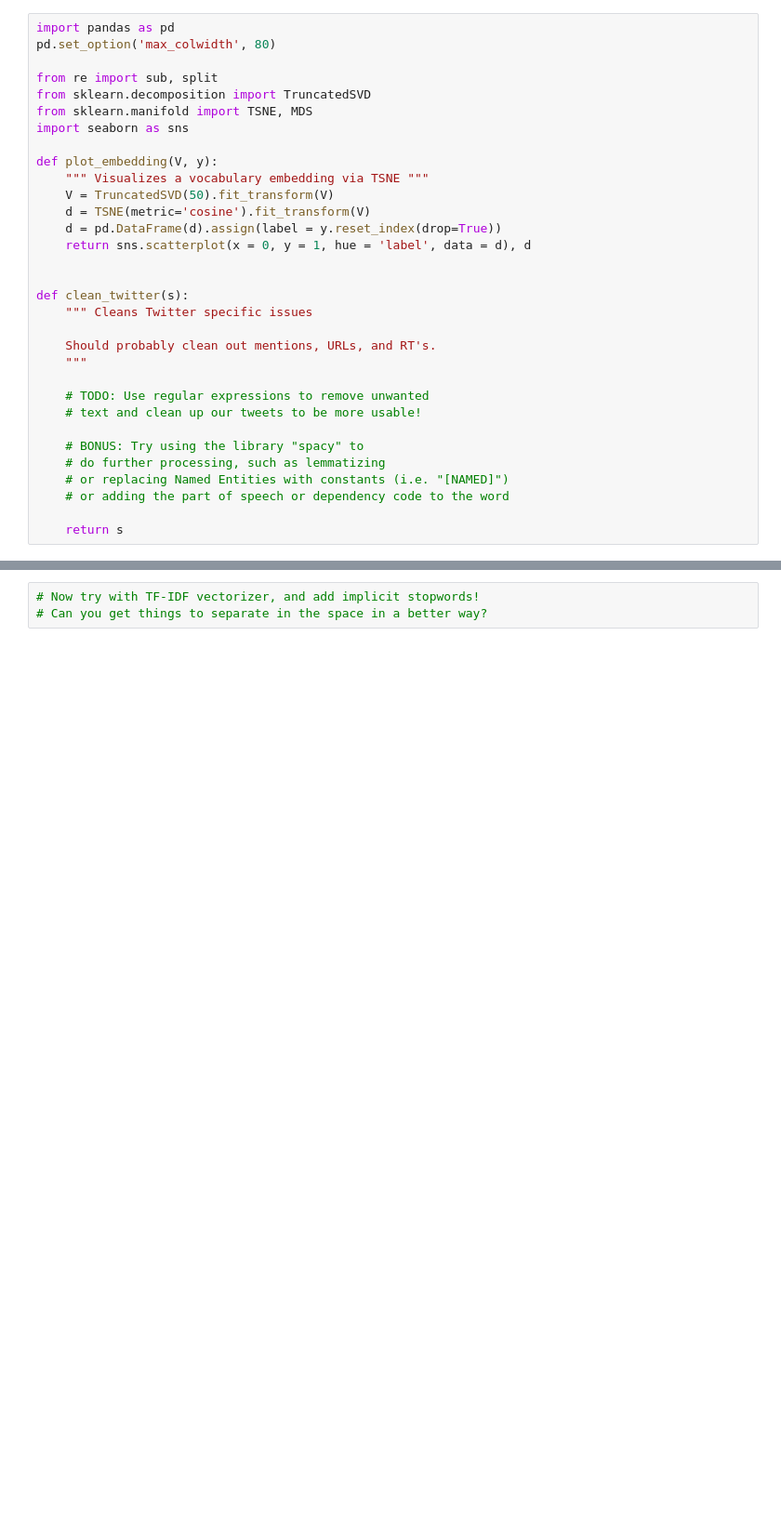
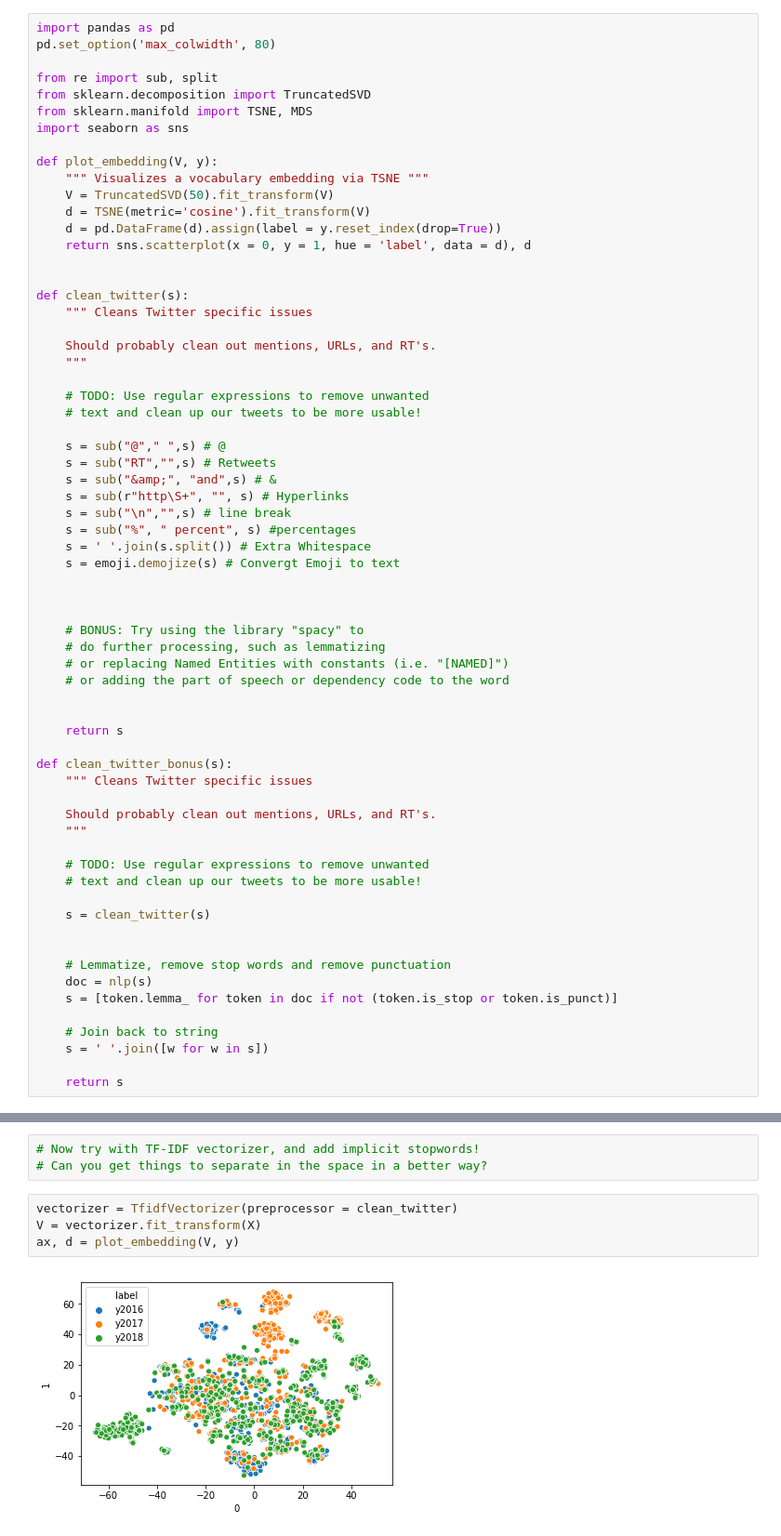
Before and after one commit to nandanrao/text-mining, a Jupyter notebook: exercise-1.ipynb, the cells around one changed output, grey strips where cells are left out. Shown at 93% size. Cells and saved outputs as stored; diff of their text form; blank space fills up the shorter version.

Commit message:
Added functions for cleaning text and lemmatization

```diff
--- a/exercise-1.ipynb
+++ b/exercise-1.ipynb
@@ -24,12 +31,45 @@ def clean_twitter(s):
     # TODO: Use regular expressions to remove unwanted
     # text and clean up our tweets to be more usable!
 
+    s = sub("@"," ",s) # @
+    s = sub("RT","",s) # Retweets
+    s = sub("&amp;", "and",s) # &
+    s = sub(r"http\S+", "", s) # Hyperlinks
+    s = sub("\n","",s) # line break
+    s = sub("%", " percent", s) #percentages
+    s = ' '.join(s.split()) # Extra Whitespace
+    s = emoji.demojize(s) # Convergt Emoji to text
+
+
+
     # BONUS: Try using the library "spacy" to
     # do further processing, such as lemmatizing
     # or replacing Named Entities with constants (i.e. "[NAMED]")
     # or adding the part of speech or dependency code to the word
 
+
     return s
+
+def clean_twitter_bonus(s):
+    """ Cleans Twitter specific issues
+
+    Should probably clean out mentions, URLs, and RT's.
+    """
+
+    # TODO: Use regular expressions to remove unwanted
+    # text and clean up our tweets to be more usable!
+
+    s = clean_twitter(s)
+
+
+    # Lemmatize, remove stop words and remove punctuation
+    doc = nlp(s)
+    s = [token.lemma_ for token in doc if not (token.is_stop or token.is_punct)]
+
+    # Join back to string
+    s = ' '.join([w for w in s])
+
+    return s
 # %%
 X = pd.read_csv('data/tweets.csv').tweet
 y = pd.read_csv('data/tweets.csv').label
@@ -53,3 +112,9 @@ ax, d = plot_embedding(V, y)
 # %%
 # Now try with TF-IDF vectorizer, and add implicit stopwords!
 # Can you get things to separate in the space in a better way?
+# %%
+vectorizer = TfidfVectorizer(preprocessor = clean_twitter)
+V = vectorizer.fit_transform(X)
+ax, d = plot_embedding(V, y)
+# %% [output]
+[figure, added]
```
Also changed, not shown: parts of 3 cells of this notebook.
